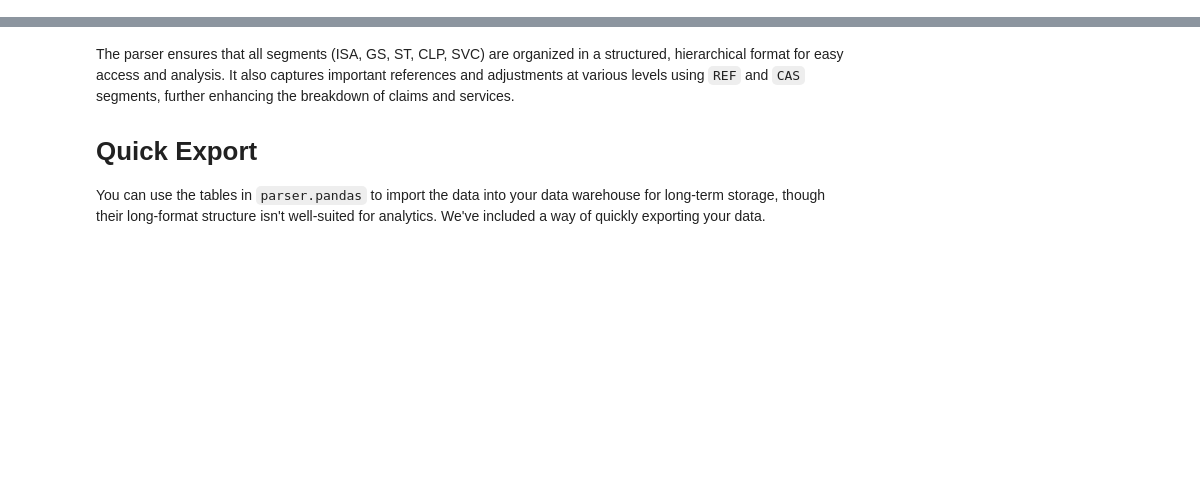
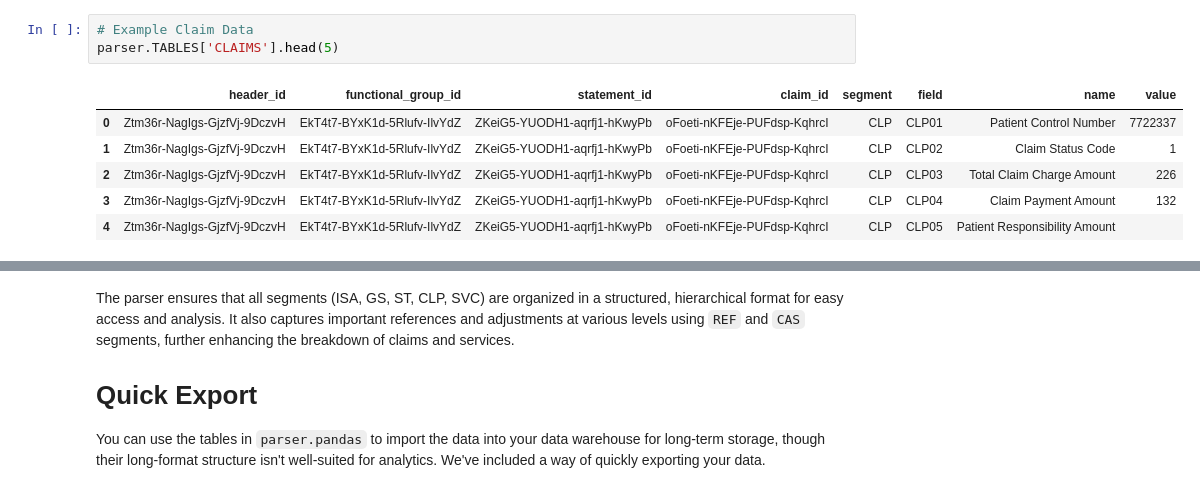
Before and after one commit to DHR-Health/py835, a Jupyter notebook: README.ipynb, the cells around one changed output, grey strips where cells are left out. Cells and saved outputs as stored; diff of their text form; blank space fills up the shorter version.

```diff
--- a/README.ipynb
+++ b/README.ipynb
@@ -187,0 +178,10 @@ parser.pandas.SERVICES_CAS.head(3)
+# %%
+# Example Claim Data
+parser.TABLES['CLAIMS'].head(5)
+# %% [output]
+|  | header_id | functional_group_id | statement_id | claim_id | segment | field | name | value |
+| 0 | Ztm36r-NagIgs-GjzfVj-9DczvH | EkT4t7-BYxK1d-5Rlufv-IlvYdZ | ZKeiG5-YUODH1-aqrfj1-hKwyPb | oFoeti-nKFEje-PUFdsp-KqhrcI | CLP | CLP01 | Patient Control Number | 7722337 |
+| 1 | Ztm36r-NagIgs-GjzfVj-9DczvH | EkT4t7-BYxK1d-5Rlufv-IlvYdZ | ZKeiG5-YUODH1-aqrfj1-hKwyPb | oFoeti-nKFEje-PUFdsp-KqhrcI | CLP | CLP02 | Claim Status Code | 1 |
+| 2 | Ztm36r-NagIgs-GjzfVj-9DczvH | EkT4t7-BYxK1d-5Rlufv-IlvYdZ | ZKeiG5-YUODH1-aqrfj1-hKwyPb | oFoeti-nKFEje-PUFdsp-KqhrcI | CLP | CLP03 | Total Claim Charge Amount | 226 |
+| 3 | Ztm36r-NagIgs-GjzfVj-9DczvH | EkT4t7-BYxK1d-5Rlufv-IlvYdZ | ZKeiG5-YUODH1-aqrfj1-hKwyPb | oFoeti-nKFEje-PUFdsp-KqhrcI | CLP | CLP04 | Claim Payment Amount | 132 |
+| 4 | Ztm36r-NagIgs-GjzfVj-9DczvH | EkT4t7-BYxK1d-5Rlufv-IlvYdZ | ZKeiG5-YUODH1-aqrfj1-hKwyPb | oFoeti-nKFEje-PUFdsp-KqhrcI | CLP | CLP05 | Patient Responsibility Amount |  |
```
Also changed, not shown: parts of 39 cells of this notebook, 3 other files.
